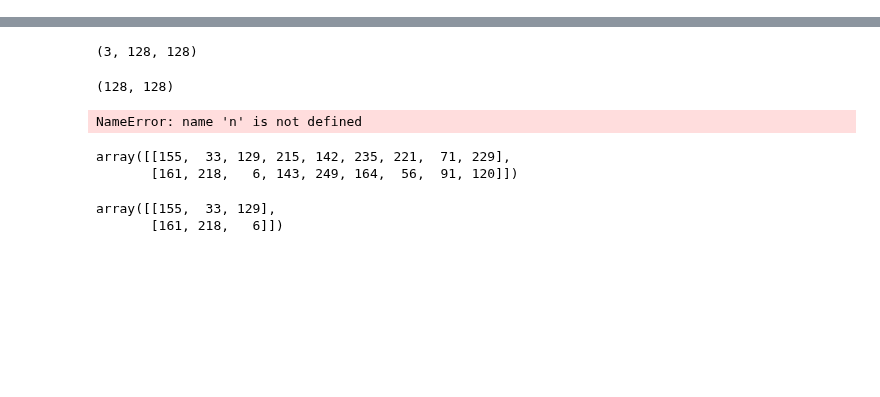
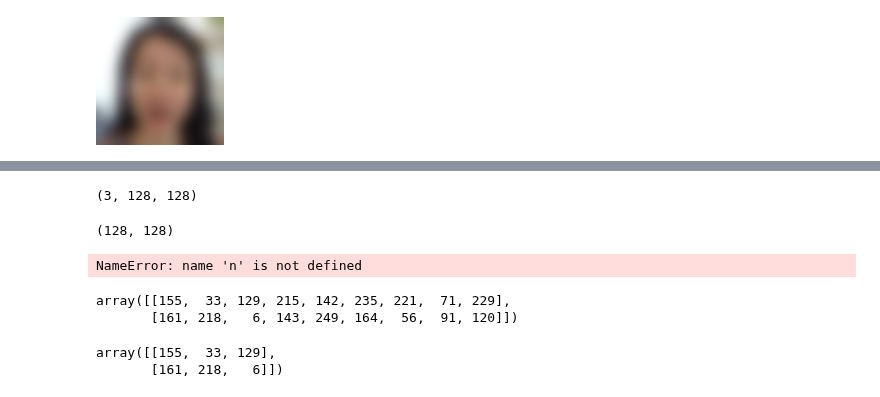
Before and after one commit to AhmedGamal411/DiffusionSpeech2Face, a Jupyter notebook: blurranimage.ipynb, the cells around one changed output, grey strips where cells are left out. Saved outputs shown, nothing was run; the diff lists cells and outputs as text; code cells hidden in the pictures; blank space fills up the shorter version.

```diff
--- a/blurranimage.ipynb
+++ b/blurranimage.ipynb
@@ -29,0 +42,7 @@ im3.save("a12.png")
+# %%
+im3 = result.filter(ImageFilter.BoxBlur(7)).filter(
+           ImageFilter.GaussianBlur(3))
+im3.save("a09.png")
+im3
+# %% [output]
+[figure, added]
```
Also changed, not shown: parts of 3 cells of this notebook, 9 other files.
